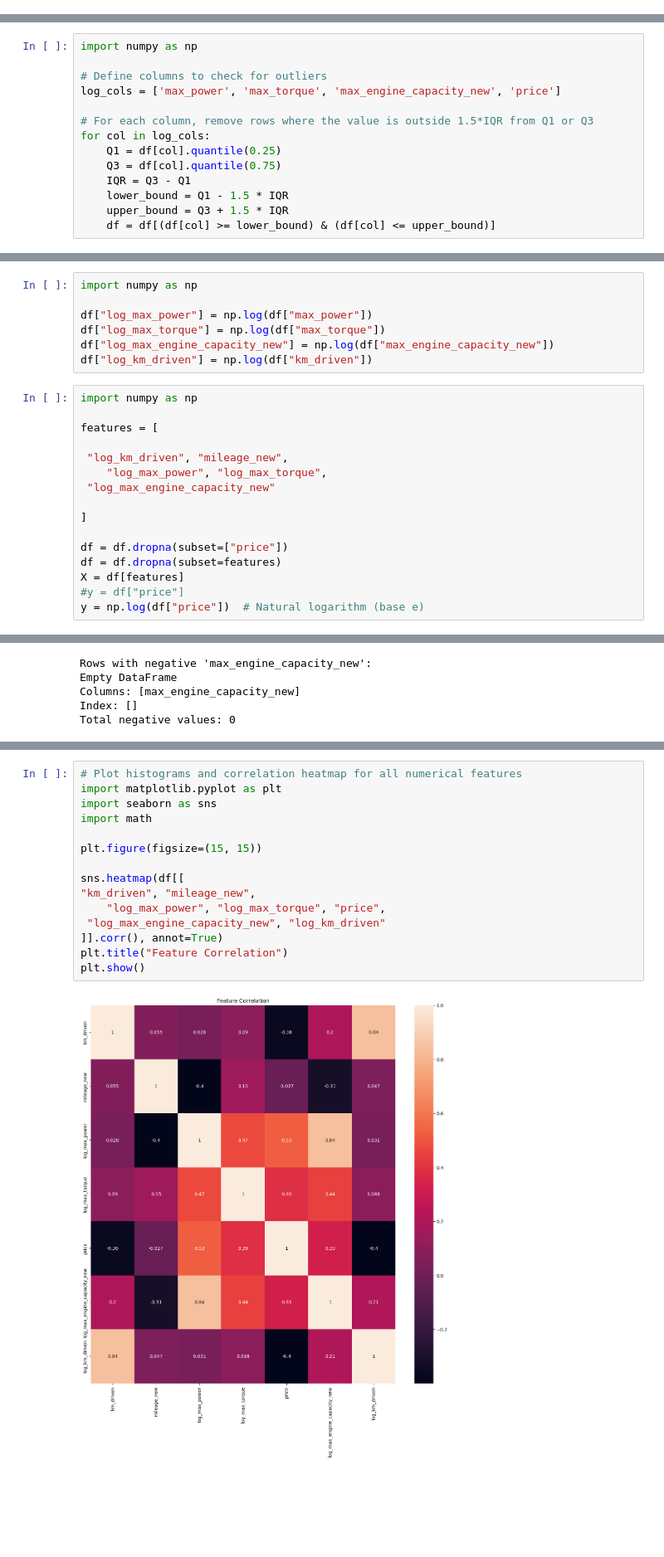
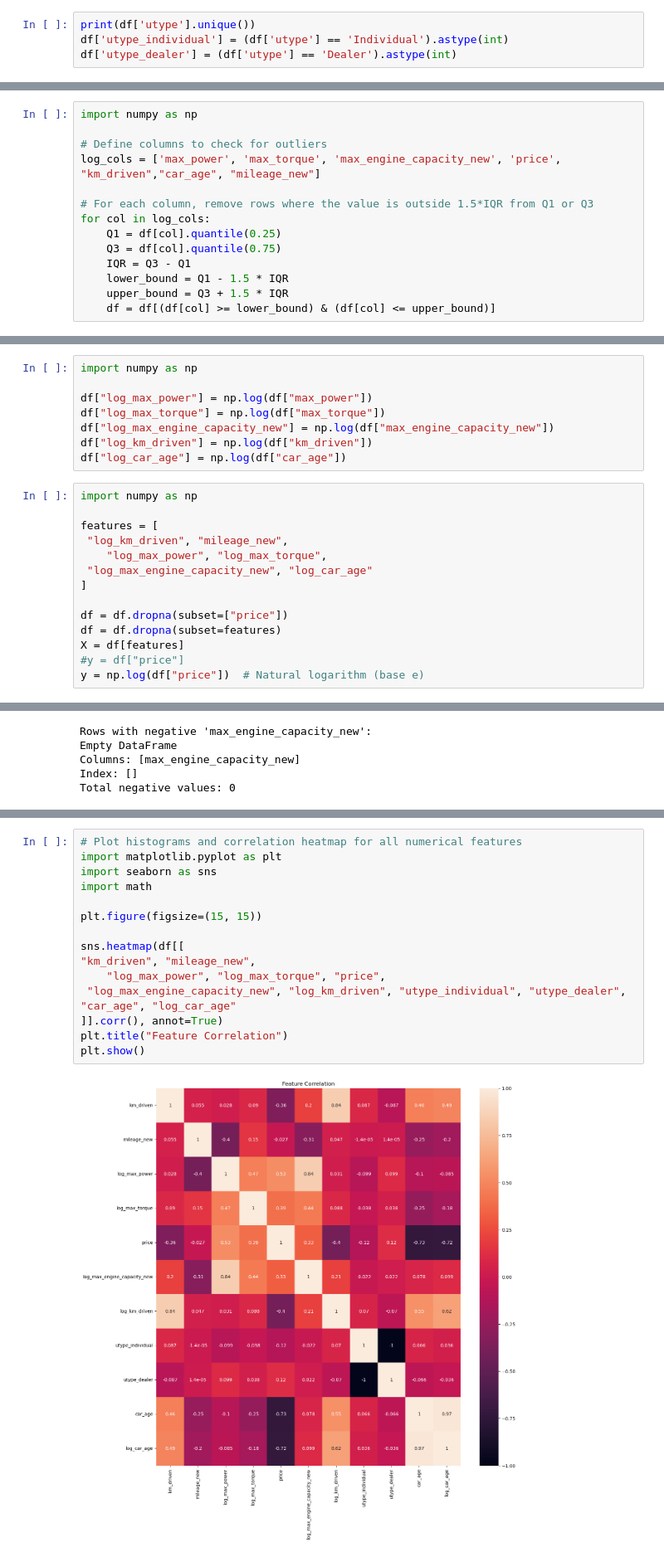
Before and after one commit to kaz4n/DataAi, a Jupyter notebook: deepSeekSolution3.ipynb, the cells around one changed output, grey strips where cells are left out. Shown at 83% size. Cells and saved outputs as stored; diff of their text form; blank space fills up the shorter version.

```diff
--- a/deepSeekSolution3.ipynb
+++ b/deepSeekSolution3.ipynb
@@ -27,0 +31,4 @@ print(df[numeric_cols].head())
+# %%
+print(df['utype'].unique())
+df['utype_individual'] = (df['utype'] == 'Individual').astype(int)
+df['utype_dealer'] = (df['utype'] == 'Dealer').astype(int)
@@ -71,7 +80,7 @@ df = df[df['max_engine_capacity_new'] != 0]
 import numpy as np
 
 # Define columns to check for outliers
-log_cols = ['max_power', 'max_torque', 'max_engine_capacity_new', 'price']
+log_cols = ['max_power', 'max_torque', 'max_engine_capacity_new', 'price', "km_driven","car_age", "mileage_new"]
 
 # For each column, remove rows where the value is outside 1.5*IQR from Q1 or Q3
 for col in log_cols:
@@ -88,15 +133,14 @@ df["log_max_power"] = np.log(df["max_power"])
 df["log_max_torque"] = np.log(df["max_torque"])
 df["log_max_engine_capacity_new"] = np.log(df["max_engine_capacity_new"])
 df["log_km_driven"] = np.log(df["km_driven"])
+df["log_car_age"] = np.log(df["car_age"])
 # %%
 import numpy as np
 
 features = [
-
  "log_km_driven", "mileage_new",
     "log_max_power", "log_max_torque",
- "log_max_engine_capacity_new"
-
+ "log_max_engine_capacity_new", "log_car_age"
 ]
 
 df = df.dropna(subset=["price"])
@@ -132,20 +176,20 @@ X_val = scaler.transform(X_val)
 # %%
 # Plot histograms and correlation heatmap for all numerical features
 import matplotlib.pyplot as plt
 import seaborn as sns
 import math
 
 plt.figure(figsize=(15, 15))
 
 sns.heatmap(df[[
 "km_driven", "mileage_new",
     "log_max_power", "log_max_torque", "price",
- "log_max_engine_capacity_new", "log_km_driven"
+ "log_max_engine_capacity_new", "log_km_driven", "utype_individual", "utype_dealer", "car_age", "log_car_age"
 ]].corr(), annot=True)
 plt.title("Feature Correlation")
 plt.show()
 # %% [output]
-[figure, old version]
+[figure, new version]
 # %%
 # Plot histograms and correlation heatmap for all numerical features
 import matplotlib.pyplot as plt
```
Also changed, not shown: parts of 14 cells of this notebook, 3 other files.
